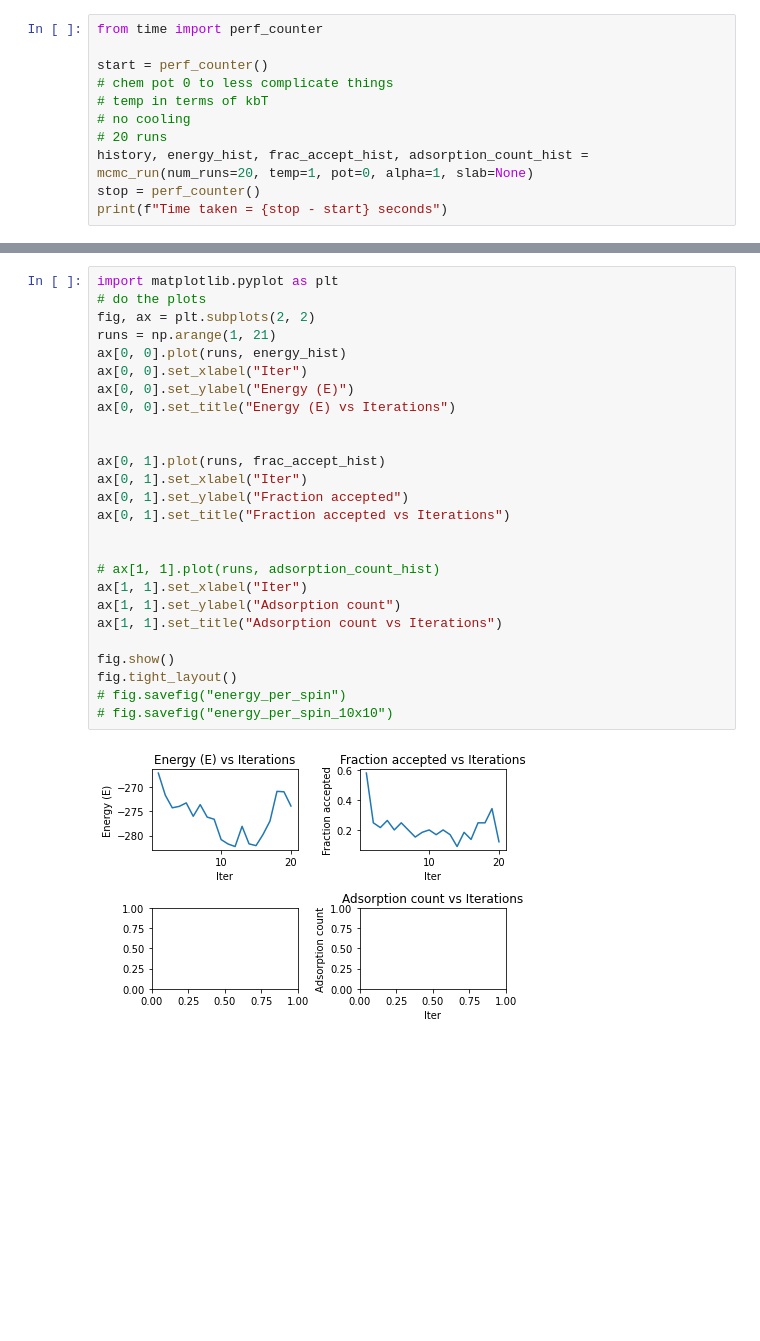
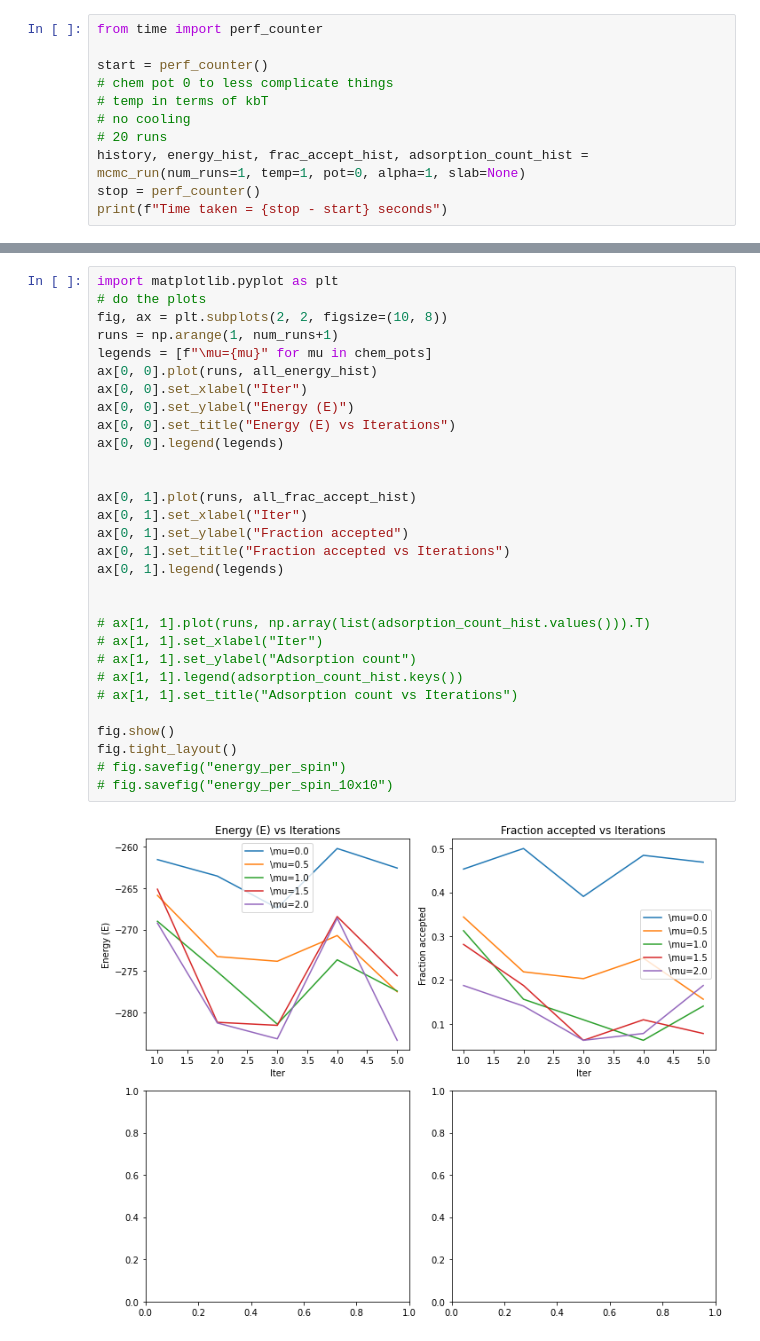
Before and after one commit to learningmatter-mit/surface-sampling, a Jupyter notebook: sgmc_Cu_surf/imcmc.ipynb, the cells around one changed output, grey strips where cells are left out. Saved outputs shown, nothing was run; the diff lists cells and outputs as text; blank space fills up the shorter version.

```diff
--- a/sgmc_Cu_surf/imcmc.ipynb
+++ b/sgmc_Cu_surf/imcmc.ipynb
@@ -63,7 +99,7 @@ start = perf_counter()
 # temp in terms of kbT
 # no cooling
 # 20 runs
-history, energy_hist, frac_accept_hist, adsorption_count_hist = mcmc_run(num_runs=20, temp=1, pot=0, alpha=1, slab=None)
+history, energy_hist, frac_accept_hist, adsorption_count_hist = mcmc_run(num_runs=1, temp=1, pot=0, alpha=1, slab=None)
 stop = perf_counter()
 print(f"Time taken = {stop - start} seconds")
 # %% [output]
@@ -120,28 +150,32 @@ Counter({1: 4, 2: 15, 4: 10})
 # %%
 import matplotlib.pyplot as plt
 # do the plots
-fig, ax = plt.subplots(2, 2)
-runs = np.arange(1, 21)
-ax[0, 0].plot(runs, energy_hist)
+fig, ax = plt.subplots(2, 2, figsize=(10, 8))
+runs = np.arange(1, num_runs+1)
+legends = [f"\mu={mu}" for mu in chem_pots]
+ax[0, 0].plot(runs, all_energy_hist)
 ax[0, 0].set_xlabel("Iter")
 ax[0, 0].set_ylabel("Energy (E)")
 ax[0, 0].set_title("Energy (E) vs Iterations")
+ax[0, 0].legend(legends)
 
 
-ax[0, 1].plot(runs, frac_accept_hist)
+ax[0, 1].plot(runs, all_frac_accept_hist)
 ax[0, 1].set_xlabel("Iter")
 ax[0, 1].set_ylabel("Fraction accepted")
 ax[0, 1].set_title("Fraction accepted vs Iterations")
+ax[0, 1].legend(legends)
 
 
-# ax[1, 1].plot(runs, adsorption_count_hist)
-ax[1, 1].set_xlabel("Iter")
-ax[1, 1].set_ylabel("Adsorption count")
-ax[1, 1].set_title("Adsorption count vs Iterations")
+# ax[1, 1].plot(runs, np.array(list(adsorption_count_hist.values())).T)
+# ax[1, 1].set_xlabel("Iter")
+# ax[1, 1].set_ylabel("Adsorption count")
+# ax[1, 1].legend(adsorption_count_hist.keys())
+# ax[1, 1].set_title("Adsorption count vs Iterations")
 
 fig.show()
 fig.tight_layout()
 # fig.savefig("energy_per_spin")
 # fig.savefig("energy_per_spin_10x10")
 # %% [output]
-[figure, old version]
+[figure, new version]
```
Also changed, not shown: parts of 11 cells of this notebook, 1 other file.
